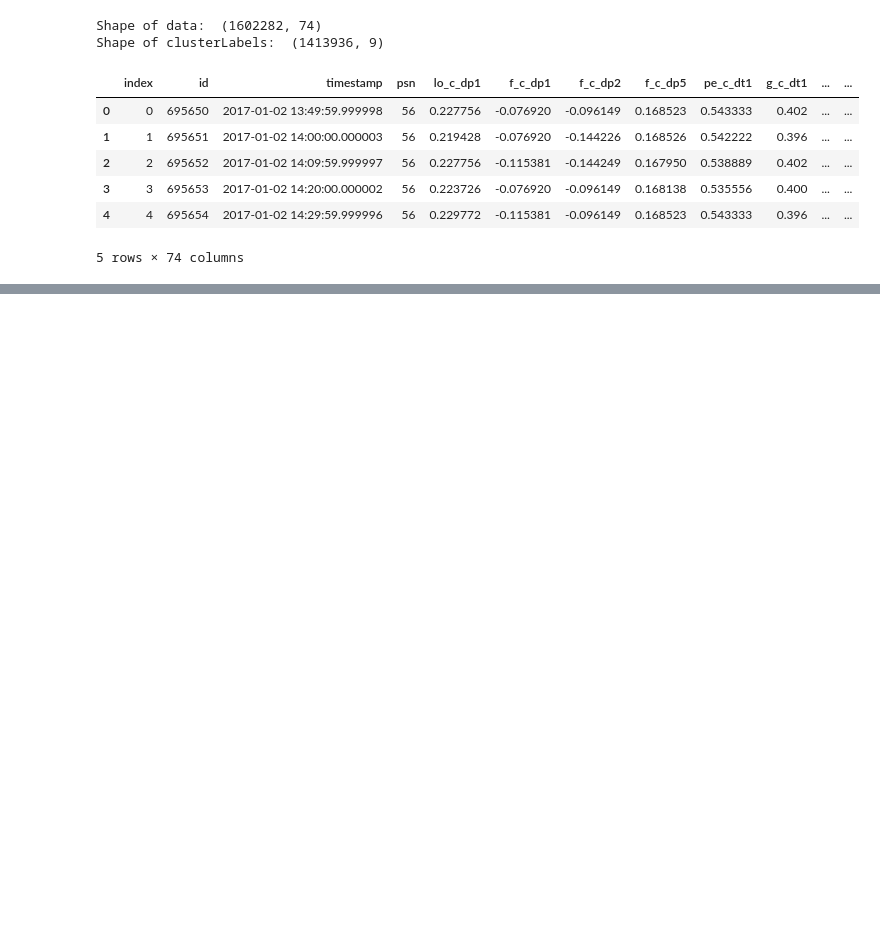
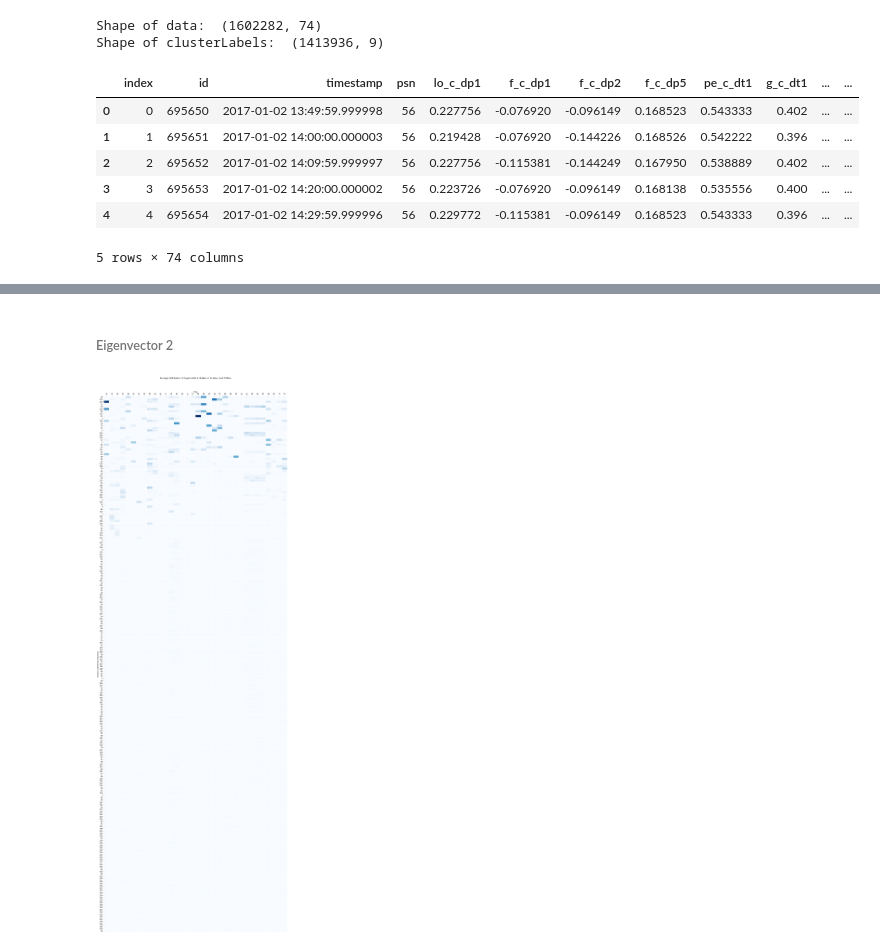
Before and after one commit to j-goldsmith/TurbineTimeSeries.EDA, a Jupyter notebook: eda/package_and_distribution_identification_in_ 24hour_clusters.ipynb, the cells around one changed output, grey strips where cells are left out. Cells and saved outputs as stored; diff of their text form; code cells hidden in the pictures; blank space fills up the shorter version.

```diff
--- a/eda/package_and_distribution_identification_in_ 24hour_clusters.ipynb
+++ b/eda/package_and_distribution_identification_in_ 24hour_clusters.ipynb
@@ -212,0 +241,25 @@ labeledData.head()
+# %% [markdown]
+###### Eigenvector 2
+# %%
+eig2 = labeledData[['psn', 'iso','eig2', 'eig2_order']].drop_duplicates()
+eig2['count'] = 1
+eig2 = pd.DataFrame(eig2.groupby(['psn', 'eig2'])['count'].sum()).unstack().fillna(0).T
+eig2.reset_index(inplace = True)
+eig2['sort'] = eig2['eig2'].map(sortedLabels['label_eig2'])
+eig2 = eig2.sort_values(by='sort')
+del eig2['eig2']
+del eig2['level_0']
+del eig2['sort']
+eig2.to_csv('./package_identification_24hourclusters/Package_Distribution_for_Eigenvector_2_Clusters_in_24_Hour_Load_Profiles.csv')
+
+plt.figure(figsize=(20,60))
+ax = sns.heatmap(eig2, cmap = 'Blues', linewidth=.5, cbar=False);
+ax.xaxis.set_ticks_position('top')
+ax.xaxis.set_label_position('top')
+plt.ylabel('Clusters (ordered by frequency)');
+plt.xlabel('PSN');
+plt.title('Package Distribution for Eigenvector 2 Clusters in 24 Hour Load Profiles', y=1.03);
+plt.yticks(rotation=0);
+plt.savefig("./package_identification_24hourclusters/Package_Distribution_for_Eigenvector_2_Clusters_in_24_Hour_Load_Profiles.png");
+# %% [output]
+[figure, added]
```
Also changed, not shown: parts of 9 cells of this notebook.
